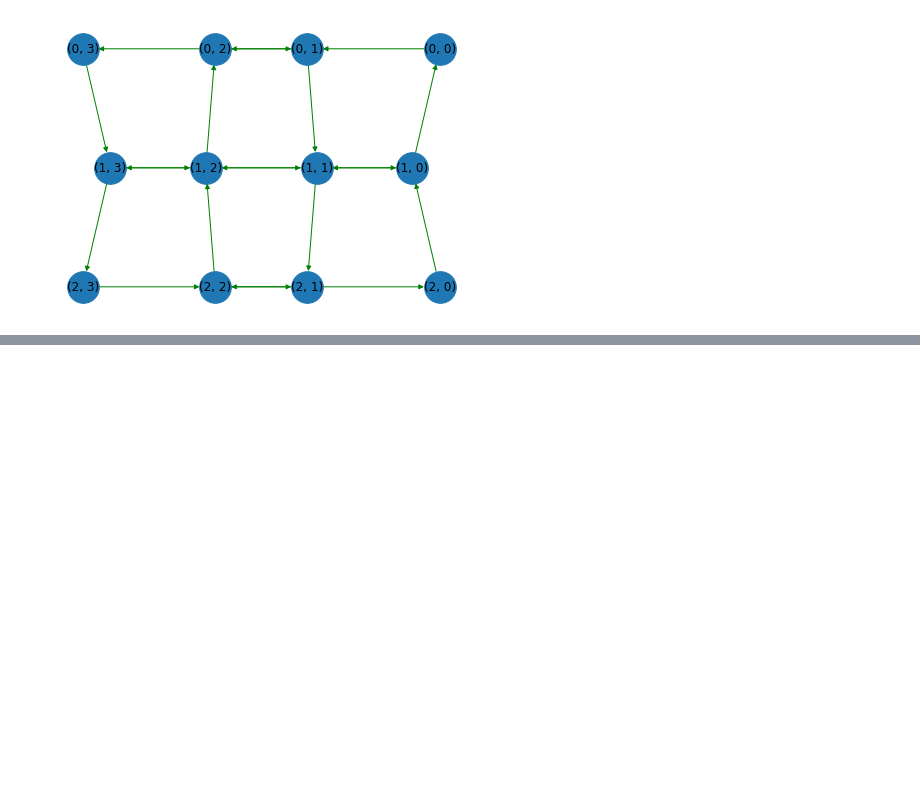
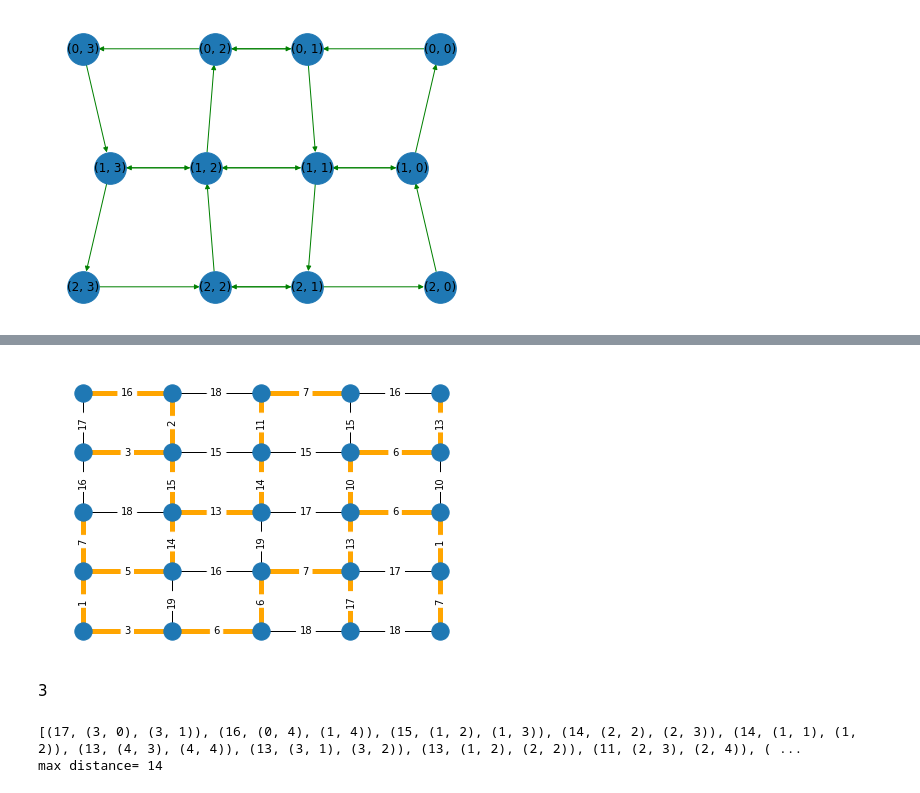
Before and after one commit to Mayachiu/NetworkX, a Jupyter notebook: NetworkX.ipynb, the cells around one changed output, grey strips where cells are left out. Saved outputs shown, nothing was run; the diff lists cells and outputs as text; code cells hidden in the pictures; blank space fills up the shorter version.

```diff
--- a/NetworkX.ipynb
+++ b/NetworkX.ipynb
@@ -140,0 +174,33 @@ nx.draw_spectral(D,with_labels=True, node_size=1000,edge_color="g",width=1)
+# %%
+import random
+m, n = 5, 5
+lb, ub = 1, 20
+G = nx.grid_2d_graph(m, n)
+for (i,j) in G.edges():
+    G[i][j]["weight"] = random.randint(lb, ub)
+pos ={(i,j):(i,j) for (i,j) in G.nodes() }
+# %%
+edges = list(nx.minimum_spanning_edges(G))
+# %%
+plt.figure()
+nx.draw(G, pos=pos, node_size=100)
+edge_labels ={}
+for (i,j) in G.edges():
+    edge_labels[i,j] = f"{ G[i][j]['weight'] }"
+nx.draw_networkx_edge_labels(G,pos,edge_labels=edge_labels)
+nx.draw(G, pos=pos, width=5, edgelist= edges, edge_color ="orange")
+plt.show()
+# %% [output]
+[figure, added]
+# %% [markdown]
+3
+# %%
+weight =[ ]
+for (i,j,w) in edges:
+    weight.append( (w["weight"], i,j) )
+weight.sort(reverse=True)
+print(weight)
+print("max distance=", weight[4-1][0])
+# %% [output]
+[(17, (3, 0), (3, 1)), (16, (0, 4), (1, 4)), (15, (1, 2), (1, 3)), (14, (2, 2), (2, 3)), (14, (1, 1), (1, 2)), (13, (4, 3), (4, 4)), (13, (3, 1), (3, 2)), (13, (1, 2), (2, 2)), (11, (2, 3), (2, 4)), ( ...
+max distance= 14
```
Also changed, not shown: parts of 30 cells of this notebook.
